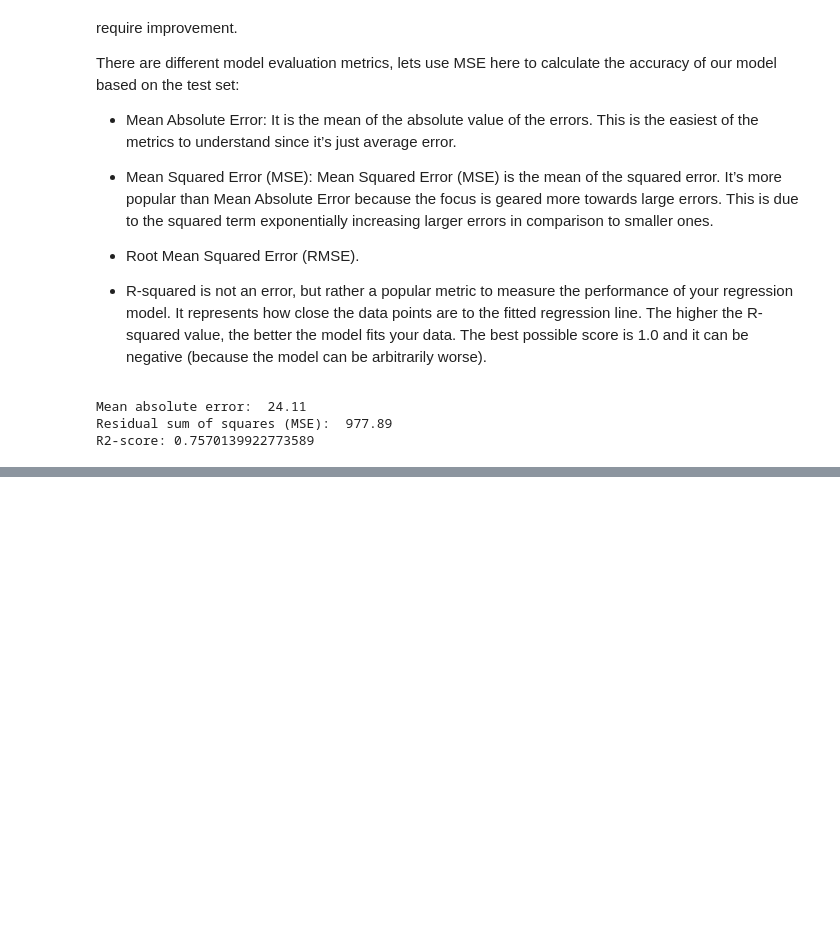
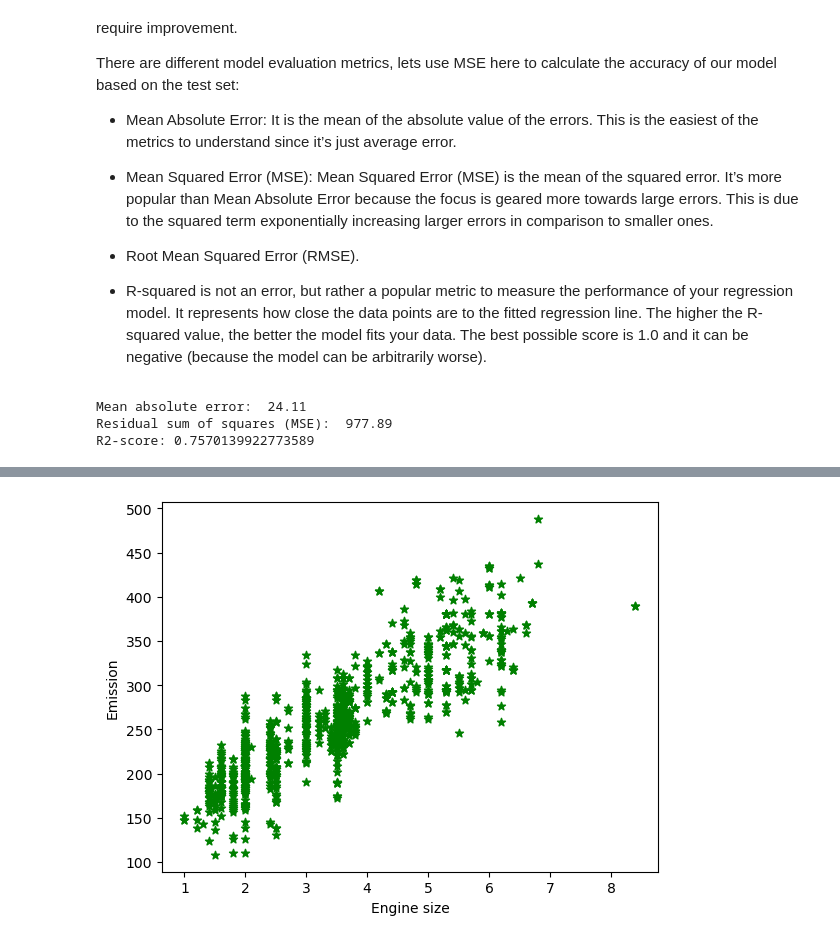
Before and after one commit to Daniel-Ezeh/Coursera-Program, a Jupyter notebook: MachineLearning/simpleLinearRegression.ipynb, the cells around one changed output, grey strips where cells are left out. Drawn from its saved outputs; the diff is of its cells as text; code cells hidden in the pictures; blank space fills up the shorter version.

```diff
--- a/MachineLearning/simpleLinearRegression.ipynb
+++ b/MachineLearning/simpleLinearRegression.ipynb
@@ -197,0 +218,4 @@ R2-score: 0.7570139922773589
+# %%
+# Using the same dataset
+df = pd.read_csv("FuelConsumption.csv")
+df.head()
@@ -197,0 +229,3 @@ R2-score: 0.7570139922773589
+# %%
+cdf = df[["ENGINESIZE", "CYLINDERS", "FUELCONSUMPTION_CITY", "FUELCONSUMPTION_COMB", "CO2EMISSIONS"]]
+cdf
@@ -197,0 +246,7 @@ R2-score: 0.7570139922773589
+# %%
+plt.scatter(cdf.ENGINESIZE,cdf.CO2EMISSIONS, color="green", marker="*")
+plt.xlabel("Engine size")
+plt.ylabel("Emission")
+plt.show()
+# %% [output]
+[figure, added]
```
Also changed, not shown: parts of 13 cells of this notebook.
